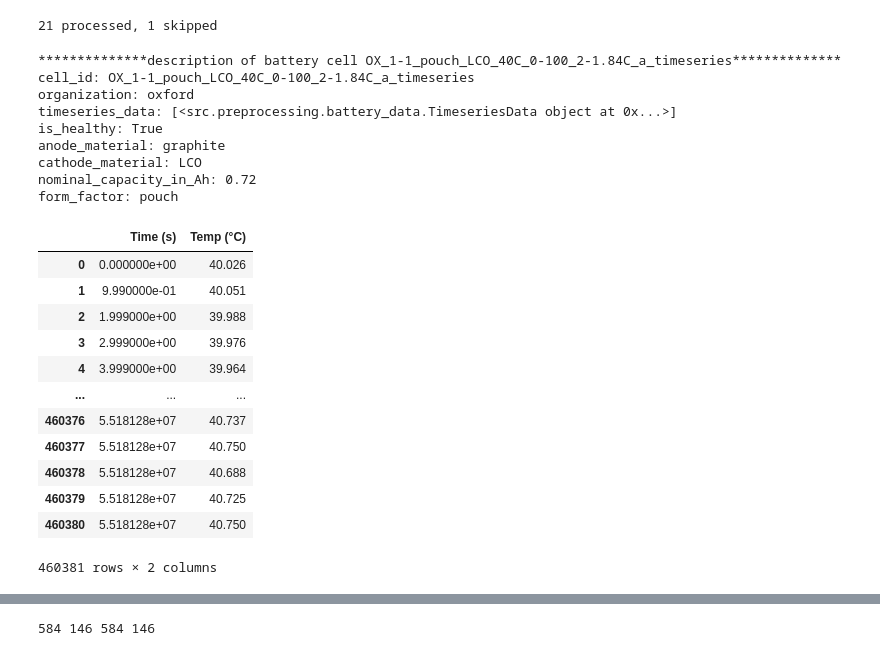
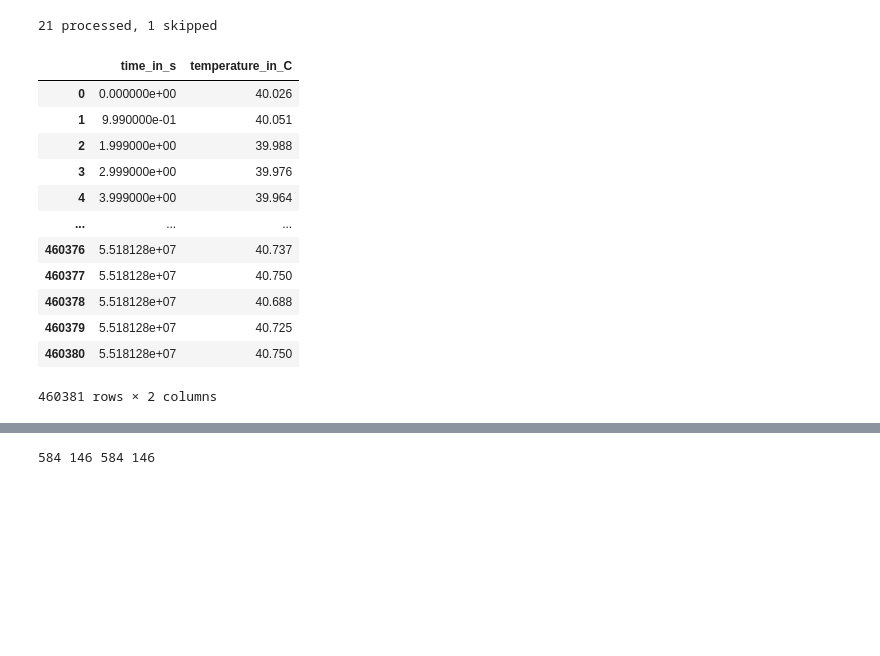
Before and after one commit to hhaller0826/thermal-runaway, a Jupyter notebook: exp.ipynb, the cells around one changed output, grey strips where cells are left out. Cells and saved outputs as stored; diff of their text form; code cells hidden in the pictures; blank space fills up the shorter version.

```diff
--- a/exp.ipynb
+++ b/exp.ipynb
@@ -9,32 +9,23 @@ preprocess()
 74 processed, 12 skipped
 21 processed, 1 skipped
 # %%
-from src.data.battery_data import BatteryData
-oxford_data = BatteryData.load('data/preprocessed/oxford/OX_1-1_pouch_LCO_40C_0-100_2-1.84C_a_timeseries.pkl')
-oxford_data.print_description()
+from src.data import BatteryData
+oxford_data = BatteryData.load('data/preprocessed/OX_1-1_pouch_LCO_40C_0-100_2-1.84C_a_timeseries.pkl')
+# oxford_data.print_description()
 ts = next(t for t in oxford_data.timeseries_data)
 ts.display()
 # %% [output]
+|  | time_in_s | temperature_in_C |
+| 0 | 0.000000e+00 | 40.026 |
+| 1 | 9.990000e-01 | 40.051 |
+| 2 | 1.999000e+00 | 39.988 |
+| 3 | 2.999000e+00 | 39.976 |
+| 4 | 3.999000e+00 | 39.964 |
+| ... | ... | ... |
+| 460376 | 5.518128e+07 | 40.737 |
+| 460377 | 5.518128e+07 | 40.750 |
+| 460378 | 5.518128e+07 | 40.688 |
+| 460379 | 5.518128e+07 | 40.725 |
+| 460380 | 5.518128e+07 | 40.750 |
-**************description of battery cell OX_1-1_pouch_LCO_40C_0-100_2-1.84C_a_timeseries**************
-cell_id: OX_1-1_pouch_LCO_40C_0-100_2-1.84C_a_timeseries
-organization: oxford
-timeseries_data: [<src.preprocessing.battery_data.TimeseriesData object at 0x...>]
-is_healthy: True
-anode_material: graphite
-cathode_material: LCO
-nominal_capacity_in_Ah: 0.72
-form_factor: pouch
+460381 rows × 2 columns
-|  | Time (s) | Temp (°C) |
-| 0 | 0.000000e+00 | 40.026 |
-| 1 | 9.990000e-01 | 40.051 |
-| 2 | 1.999000e+00 | 39.988 |
-| 3 | 2.999000e+00 | 39.976 |
-| 4 | 3.999000e+00 | 39.964 |
-| ... | ... | ... |
-| 460376 | 5.518128e+07 | 40.737 |
-| 460377 | 5.518128e+07 | 40.750 |
-| 460378 | 5.518128e+07 | 40.688 |
-| 460379 | 5.518128e+07 | 40.725 |
-| 460380 | 5.518128e+07 | 40.750 |
-460381 rows × 2 columns
 # %%
```
Also changed, not shown: parts of 21 cells of this notebook, 22 other files.
